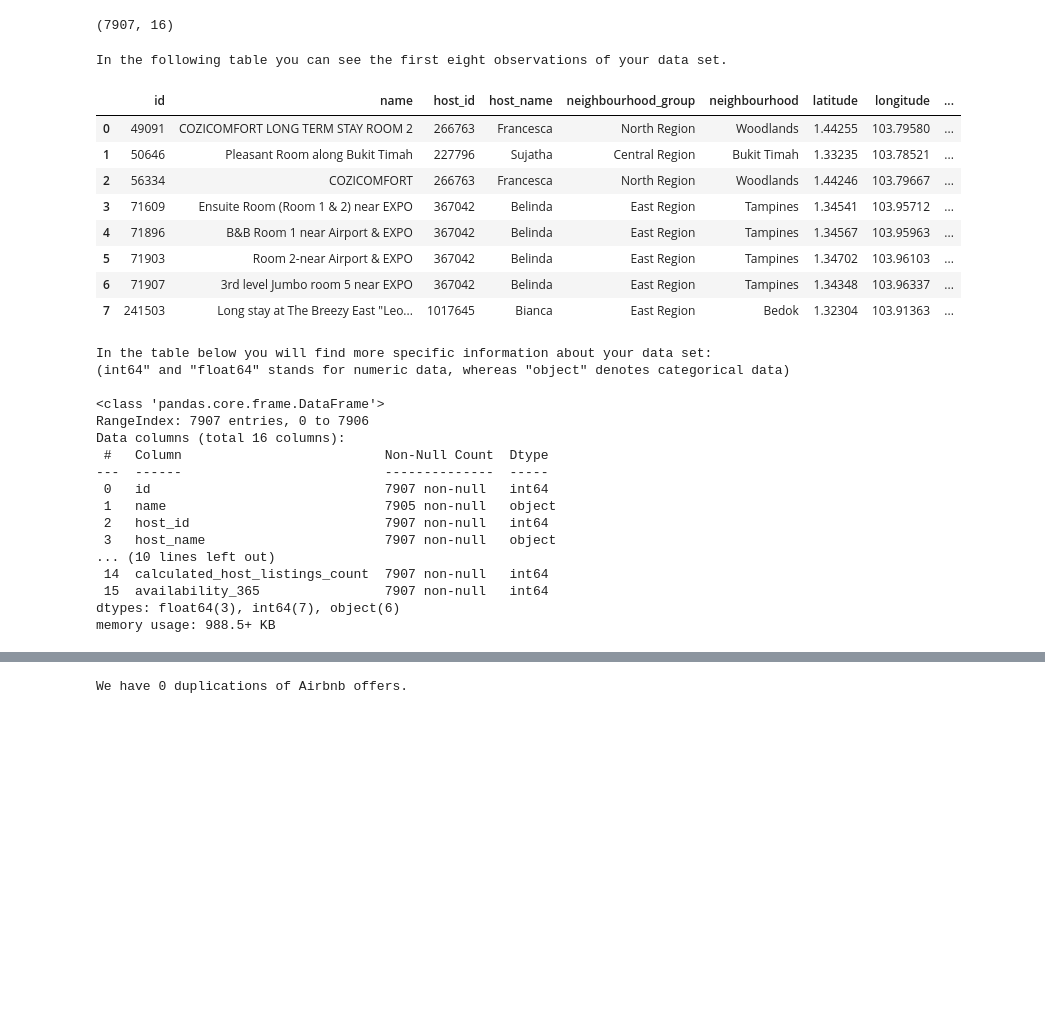
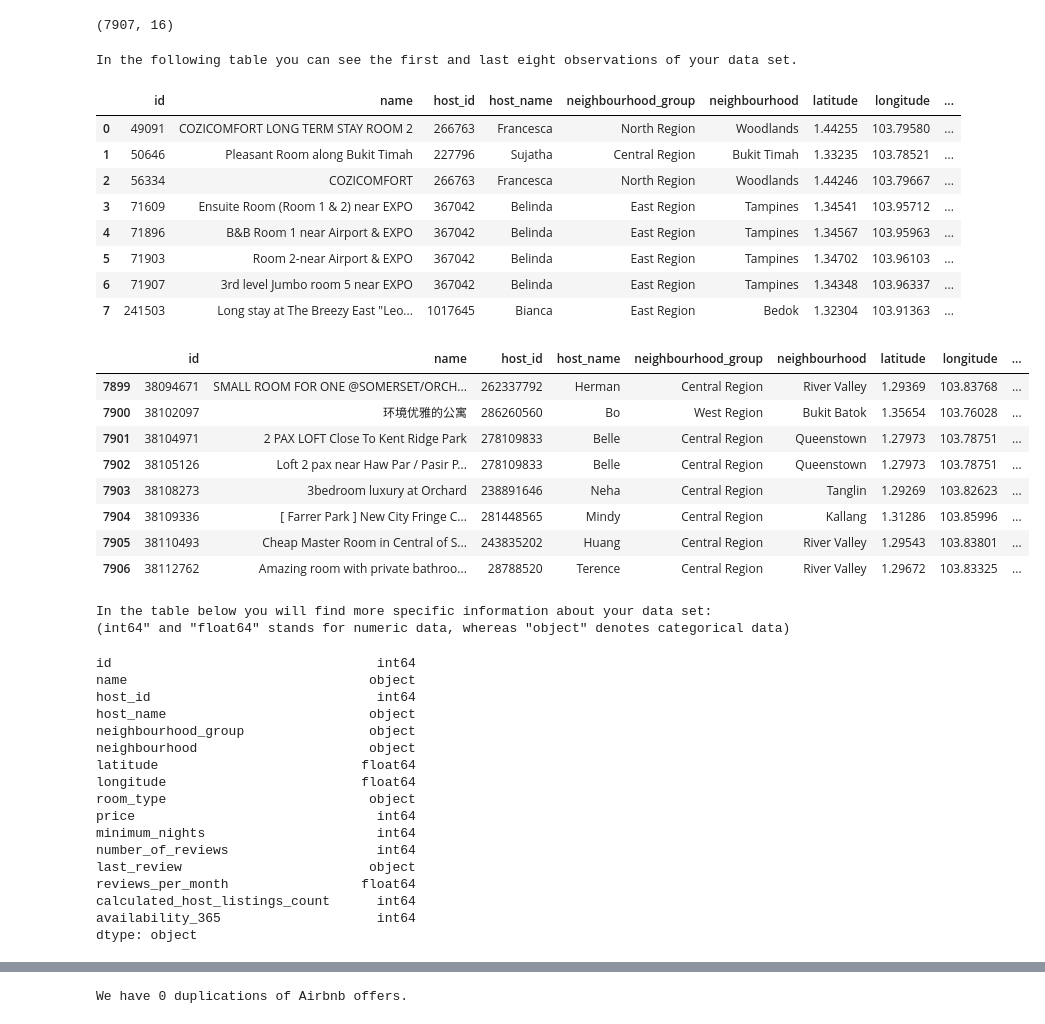
Before and after one commit to Minitech24/Skills-Python-Project-HSG2020, a Jupyter notebook: DA_Tool_FDraft.ipynb, the cells around one changed output, grey strips where cells are left out. Drawn from its saved outputs; the diff is of its cells as text; code cells hidden in the pictures; blank space fills up the shorter version.

```diff
--- a/DA_Tool_FDraft.ipynb
+++ b/DA_Tool_FDraft.ipynb
@@ -40,10 +40,10 @@ Your data set includes the following number of rows and columns:
 # %%
 # 2.2 head
 
-print("In the following table you can see the first eight observations of your data set.")
+print("In the following table you can see the first and last eight observations of your data set.")
 listing.head(8)
 # %% [output]
-In the following table you can see the first eight observations of your data set.
+In the following table you can see the first and last eight observations of your data set.
 |  | id | name | host_id | host_name | neighbourhood_group | neighbourhood | latitude | longitude | ... |
 | 0 | 49091 | COZICOMFORT LONG TERM STAY ROOM 2 | 266763 | Francesca | North Region | Woodlands | 1.44255 | 103.79580 | ... |
 | 1 | 50646 | Pleasant Room along Bukit Timah | 227796 | Sujatha | Central Region | Bukit Timah | 1.33235 | 103.78521 | ... |
@@ -53,34 +53,49 @@ In the following table you can see the first eight observations of your data set
 | 5 | 71903 | Room 2-near Airport & EXPO | 367042 | Belinda | East Region | Tampines | 1.34702 | 103.96103 | ... |
 | 6 | 71907 | 3rd level Jumbo room 5 near EXPO | 367042 | Belinda | East Region | Tampines | 1.34348 | 103.96337 | ... |
 | 7 | 241503 | Long stay at The Breezy East "Leo... | 1017645 | Bianca | East Region | Bedok | 1.32304 | 103.91363 | ... |
+# %%
+# & tail
+listing.tail(8)
+# %% [output]
+|  | id | name | host_id | host_name | neighbourhood_group | neighbourhood | latitude | longitude | ... |
+| 7899 | 38094671 | SMALL ROOM FOR ONE @SOMERSET/ORCH... | 262337792 | Herman | Central Region | River Valley | 1.29369 | 103.83768 | ... |
+| 7900 | 38102097 | 环境优雅的公寓 | 286260560 | Bo | West Region | Bukit Batok | 1.35654 | 103.76028 | ... |
+| 7901 | 38104971 | 2 PAX LOFT Close To Kent Ridge Park | 278109833 | Belle | Central Region | Queenstown | 1.27973 | 103.78751 | ... |
+| 7902 | 38105126 | Loft 2 pax near Haw Par / Pasir P... | 278109833 | Belle | Central Region | Queenstown | 1.27973 | 103.78751 | ... |
+| 7903 | 38108273 | 3bedroom luxury at Orchard | 238891646 | Neha | Central Region | Tanglin | 1.29269 | 103.82623 | ... |
+| 7904 | 38109336 | [ Farrer Park ] New City Fringe C... | 281448565 | Mindy | Central Region | Kallang | 1.31286 | 103.85996 | ... |
+| 7905 | 38110493 | Cheap Master Room in Central of S... | 243835202 | Huang | Central Region | River Valley | 1.29543 | 103.83801 | ... |
+| 7906 | 38112762 | Amazing room with private bathroo... | 28788520 | Terence | Central Region | River Valley | 1.29672 | 103.83325 | ... |
 # %%
 ## 2.3 get further details of the data types
 
 print("""In the table below you will find more specific information about your data set:
 (int64" and "float64" stands for numeric data, whereas "object" denotes categorical data)\n""")
 
-listing.info()
+listing.dtypes
 
 # int64 and float64 stands for numeric data, where as object denotes categorical data.
 # We see that host_id is saved as a integer, yet we will need to categorize this value for our analysis
 # %% [output]
 In the table below you will find more specific information about your data set:
 (int64" and "float64" stands for numeric data, whereas "object" denotes categorical data)
-
-<class 'pandas.core.frame.DataFrame'>
-RangeIndex: 7907 entries, 0 to 7906
-Data columns (total 16 columns):
- #   Column                          Non-Null Count  Dtype
----  ------                          --------------  -----
- 0   id                              7907 non-null   int64
- 1   name                            7905 non-null   object
- 2   host_id                         7907 non-null   int64
- 3   host_name                       7907 non-null   object
-... (10 lines left out)
- 14  calculated_host_listings_count  7907 non-null   int64
- 15  availability_365                7907 non-null   int64
-dtypes: float64(3), int64(7), object(6)
-memory usage: 988.5+ KB
+id                                  int64
+name                               object
+host_id                             int64
+host_name                          object
+neighbourhood_group                object
+neighbourhood                      object
+latitude                          float64
+longitude                         float64
+room_type                          object
+price                               int64
+minimum_nights                      int64
+number_of_reviews                   int64
+last_review                        object
+reviews_per_month                 float64
+calculated_host_listings_count      int64
+availability_365                    int64
+dtype: object
 # %%
 ## 2.4 Transforming data types
 
```
Also changed, not shown: parts of 12 cells of this notebook.
